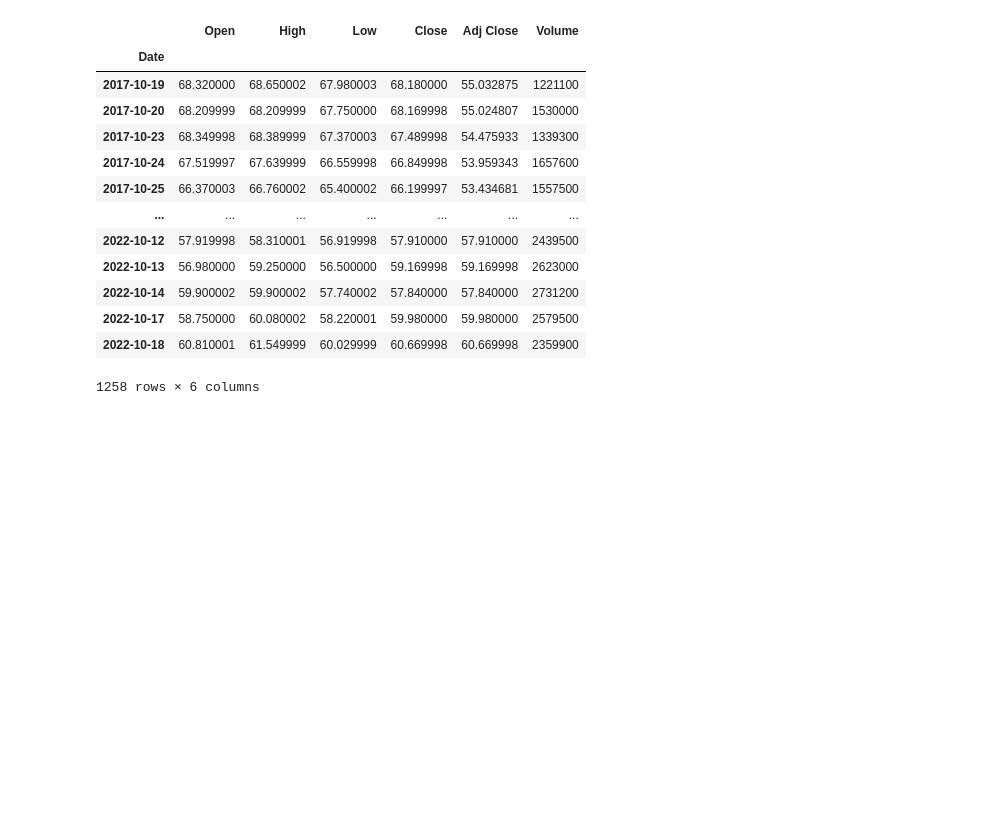
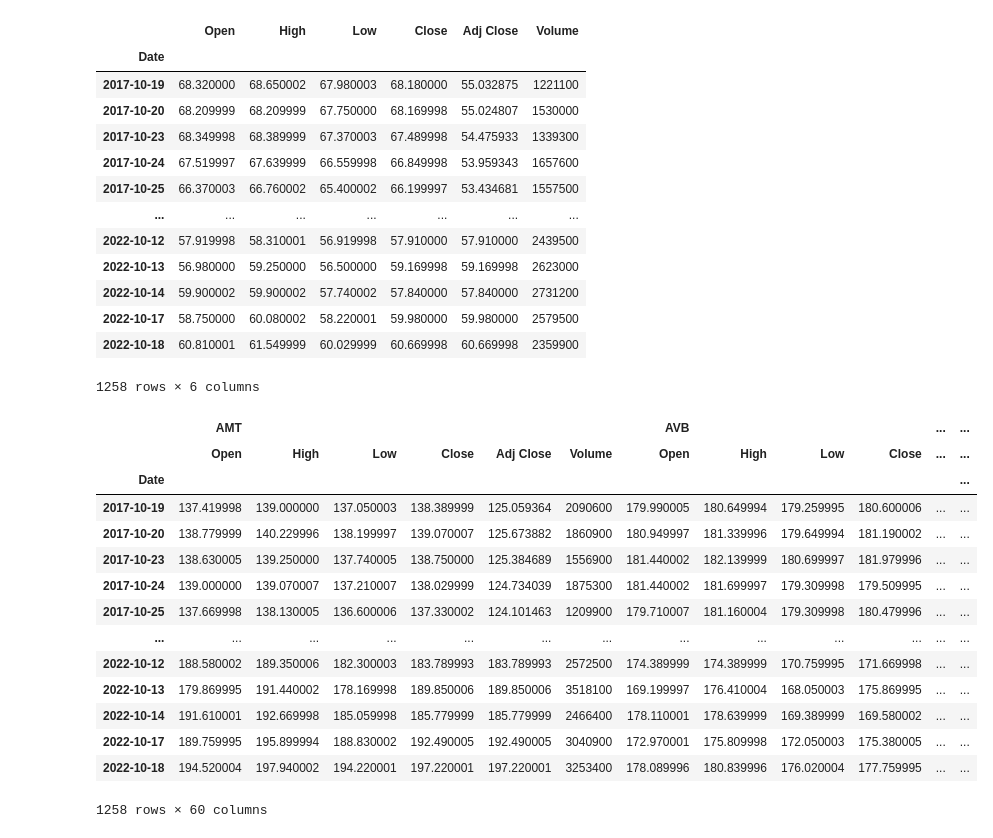
Before and after one commit to kylecase/REIT-Time-Series-Analysis-Using-Prophet, a Jupyter notebook: FinTech_Project_2.ipynb, the cells around one changed output. Drawn from its saved outputs; the diff is of its cells as text; code cells hidden in the pictures; blank space fills up the shorter version.

```diff
--- a/FinTech_Project_2.ipynb
+++ b/FinTech_Project_2.ipynb
@@ -267,3 +267,23 @@ df_WELL
 | 2022-10-17 | 58.750000 | 60.080002 | 58.220001 | 59.980000 | 59.980000 | 2579500 |
 | 2022-10-18 | 60.810001 | 61.549999 | 60.029999 | 60.669998 | 60.669998 | 2359900 |
 1258 rows × 6 columns
+# %%
+tickers = ['AMT', 'AVB', 'CCI', 'DLR', 'EQIX', 'O', 'PLD', 'PSA', 'SPG', 'WELL']
+
+pd.concat([df_AMT, df_AVB, df_CCI, df_DLR, df_EQIX, df_O, df_PLD, df_PSA, df_SPG, df_WELL], axis=1, keys = tickers)
+# %% [output]
+|  | AMT |  |  |  |  |  | AVB |  |  |  | ... | ... |
+|  | Open | High | Low | Close | Adj Close | Volume | Open | High | Low | Close | ... | ... |
+| Date |  |  |  |  |  |  |  |  |  |  |  | ... |
+| 2017-10-19 | 137.419998 | 139.000000 | 137.050003 | 138.389999 | 125.059364 | 2090600 | 179.990005 | 180.649994 | 179.259995 | 180.600006 | ... | ... |
+| 2017-10-20 | 138.779999 | 140.229996 | 138.199997 | 139.070007 | 125.673882 | 1860900 | 180.949997 | 181.339996 | 179.649994 | 181.190002 | ... | ... |
+| 2017-10-23 | 138.630005 | 139.250000 | 137.740005 | 138.750000 | 125.384689 | 1556900 | 181.440002 | 182.139999 | 180.699997 | 181.979996 | ... | ... |
+| 2017-10-24 | 139.000000 | 139.070007 | 137.210007 | 138.029999 | 124.734039 | 1875300 | 181.440002 | 181.699997 | 179.309998 | 179.509995 | ... | ... |
+| 2017-10-25 | 137.669998 | 138.130005 | 136.600006 | 137.330002 | 124.101463 | 1209900 | 179.710007 | 181.160004 | 179.309998 | 180.479996 | ... | ... |
+| ... | ... | ... | ... | ... | ... | ... | ... | ... | ... | ... | ... | ... |
+| 2022-10-12 | 188.580002 | 189.350006 | 182.300003 | 183.789993 | 183.789993 | 2572500 | 174.389999 | 174.389999 | 170.759995 | 171.669998 | ... | ... |
+| 2022-10-13 | 179.869995 | 191.440002 | 178.169998 | 189.850006 | 189.850006 | 3518100 | 169.199997 | 176.410004 | 168.050003 | 175.869995 | ... | ... |
+| 2022-10-14 | 191.610001 | 192.669998 | 185.059998 | 185.779999 | 185.779999 | 2466400 | 178.110001 | 178.639999 | 169.389999 | 169.580002 | ... | ... |
+| 2022-10-17 | 189.759995 | 195.899994 | 188.830002 | 192.490005 | 192.490005 | 3040900 | 172.970001 | 175.809998 | 172.050003 | 175.380005 | ... | ... |
+| 2022-10-18 | 194.520004 | 197.940002 | 194.220001 | 197.220001 | 197.220001 | 3253400 | 178.089996 | 180.839996 | 176.020004 | 177.759995 | ... | ... |
+1258 rows × 60 columns
```
